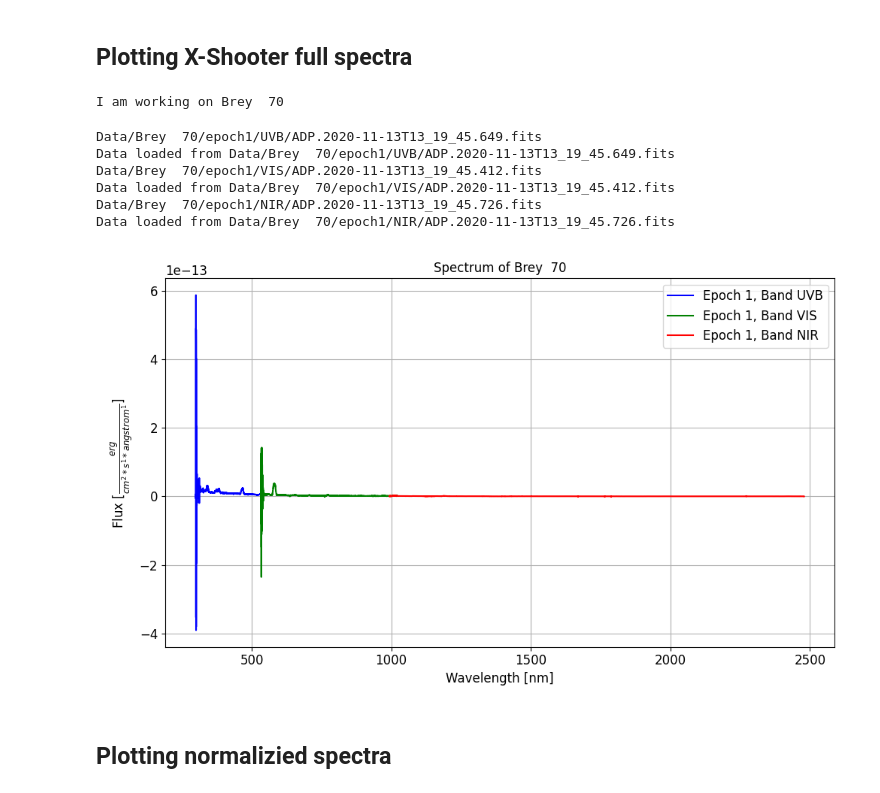
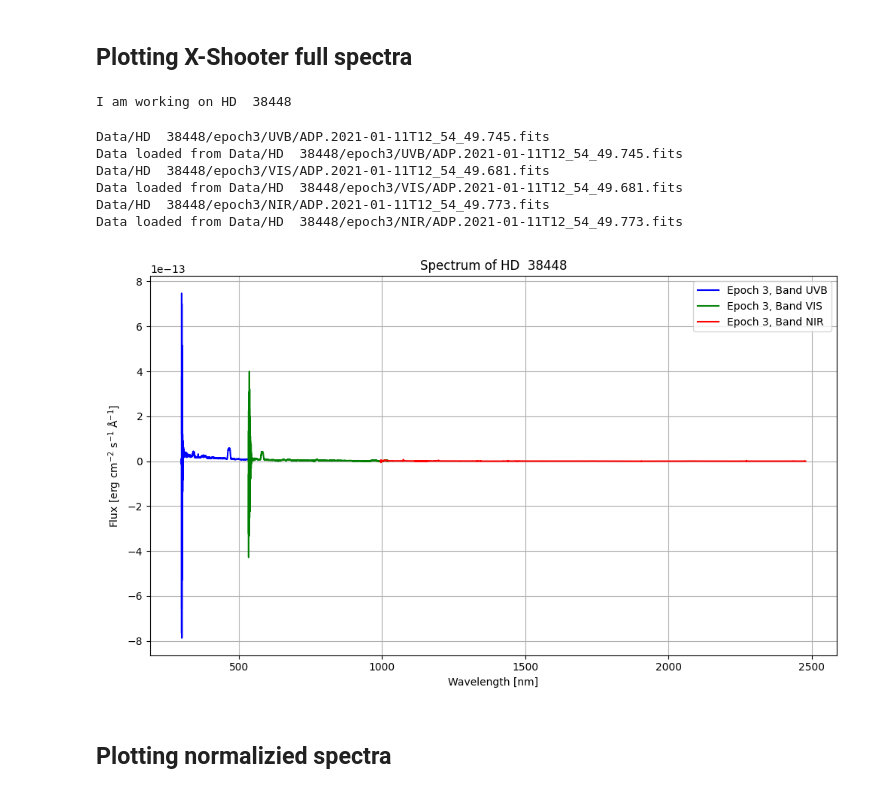
Before and after one commit to Guy-Shtainer/Thesis-codes, a Jupyter notebook: Plots.ipynb, the cells around one changed output. Cells and saved outputs as stored; diff of their text form; code cells hidden in the pictures.

```diff
--- a/Plots.ipynb
+++ b/Plots.ipynb
@@ -37,22 +37,22 @@ obs = obsm()
 ## Plotting X-Shooter full spectra
 # %%
 obs = obsm()
-star_name = specs.star_names[0]
+star_name = specs.star_names[9]
 print(f'I am working on {star_name}')
 star = obs.load_star_instance(star_name)
 # %% [output]
-I am working on Brey  70
+I am working on HD  38448
 # %%
 %matplotlib widget
-star.plot_spectra([1],['UVB','VIS','NIR'])
+star.plot_spectra([3],['UVB','VIS','NIR'],normalize=False,Rest_frame=False)
 # %% [output]
-Data/Brey  70/epoch1/UVB/ADP.2020-11-13T13_19_45.649.fits
-Data loaded from Data/Brey  70/epoch1/UVB/ADP.2020-11-13T13_19_45.649.fits
-Data/Brey  70/epoch1/VIS/ADP.2020-11-13T13_19_45.412.fits
-Data loaded from Data/Brey  70/epoch1/VIS/ADP.2020-11-13T13_19_45.412.fits
-Data/Brey  70/epoch1/NIR/ADP.2020-11-13T13_19_45.726.fits
-Data loaded from Data/Brey  70/epoch1/NIR/ADP.2020-11-13T13_19_45.726.fits
+Data/HD  38448/epoch3/UVB/ADP.2021-01-11T12_54_49.745.fits
+Data loaded from Data/HD  38448/epoch3/UVB/ADP.2021-01-11T12_54_49.745.fits
+Data/HD  38448/epoch3/VIS/ADP.2021-01-11T12_54_49.681.fits
+Data loaded from Data/HD  38448/epoch3/VIS/ADP.2021-01-11T12_54_49.681.fits
+Data/HD  38448/epoch3/NIR/ADP.2021-01-11T12_54_49.773.fits
+Data loaded from Data/HD  38448/epoch3/NIR/ADP.2021-01-11T12_54_49.773.fits
-[figure, old version]
+[figure, new version]
 # %% [markdown]
 ## Plotting normalizied spectra
 # %%
```
Also changed, not shown: parts of 5 cells of this notebook, 7 other files.
